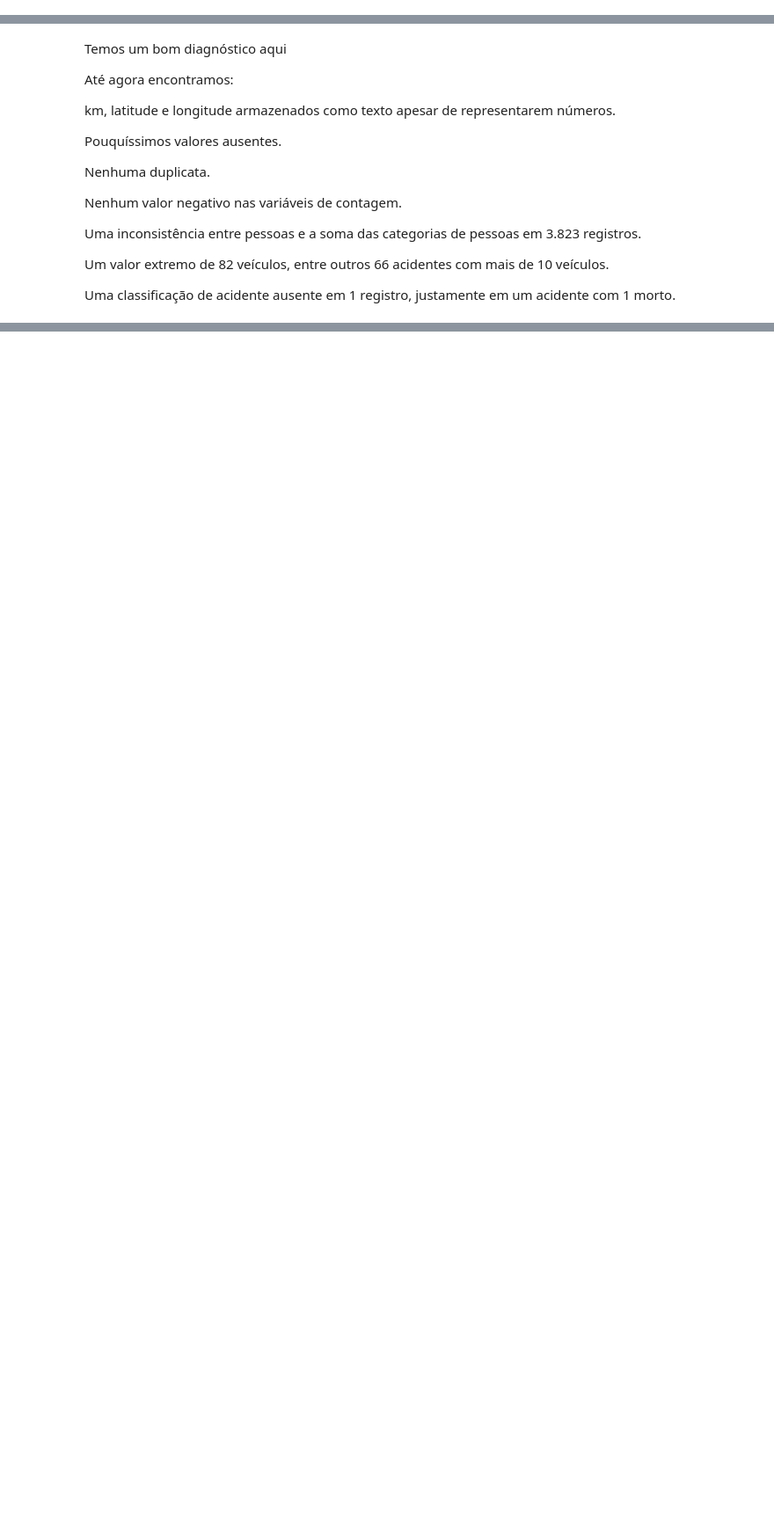
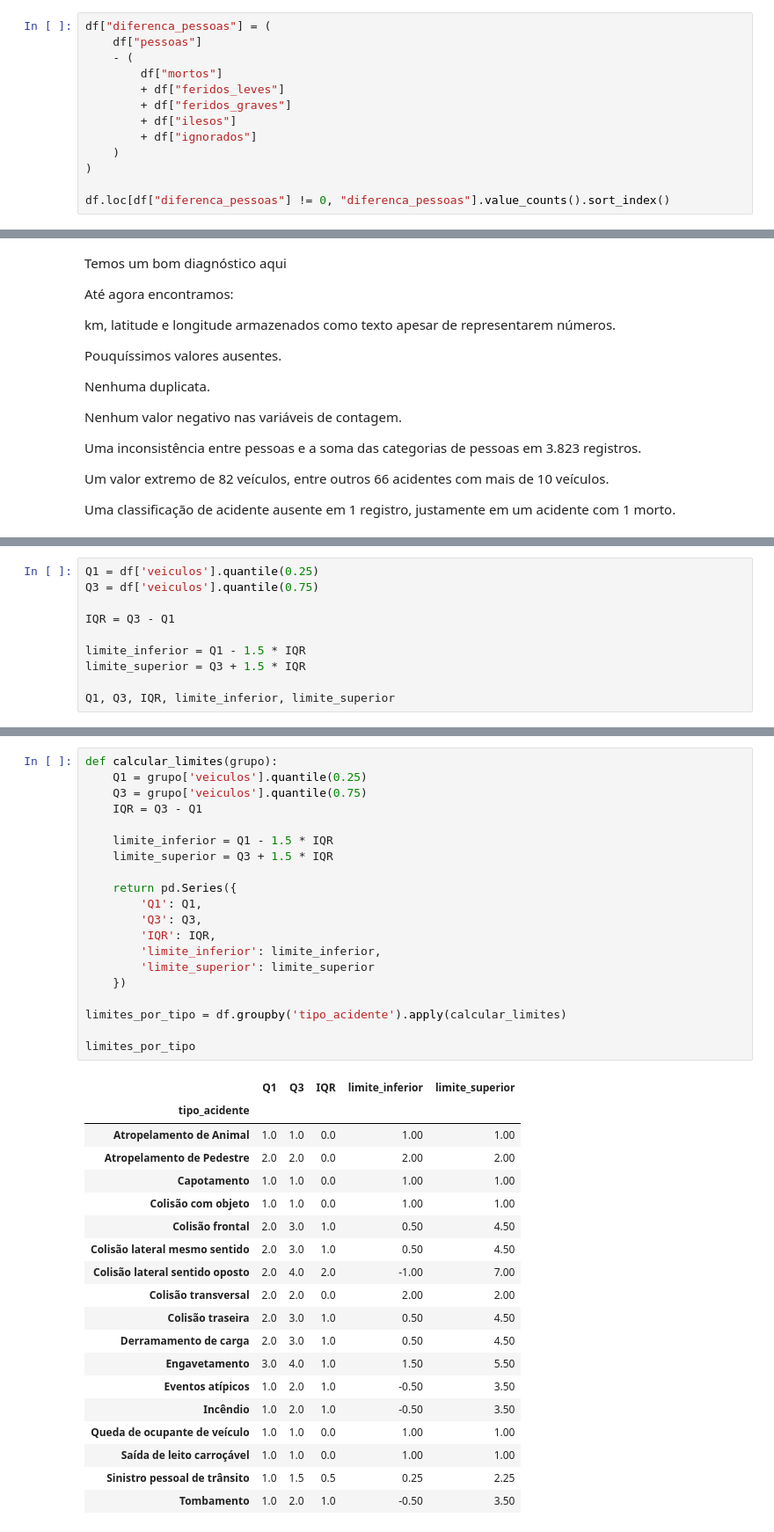
Before and after one commit to amalicef-sys/Projeto-Caixaverso-2026, a Jupyter notebook: analise/analise_acidentes_2025.ipynb, the cells around one changed output, grey strips where cells are left out. Shown at 88% size. Cells and saved outputs as stored; diff of their text form; blank space fills up the shorter version.

```diff
--- a/analise/analise_acidentes_2025.ipynb
+++ b/analise/analise_acidentes_2025.ipynb
@@ -486,3 +486,16 @@ Porém, perceba uma coisa interessante: feridos também não deve simplesmente s
 # %% [markdown]
 ### Foram identificados 3.823 registros em que o total de pessoas não corresponde à soma das categorias de condição das pessoas (mortos, feridos leves, feridos graves, ilesos e ignorados).
 A inconsistência deverá ser avaliada na etapa de limpeza.
+# %%
+df["diferenca_pessoas"] = (
+    df["pessoas"]
+    - (
+        df["mortos"]
+        + df["feridos_leves"]
+        + df["feridos_graves"]
+        + df["ilesos"]
+        + df["ignorados"]
+    )
+)
+
+df.loc[df["diferenca_pessoas"] != 0, "diferenca_pessoas"].value_counts().sort_index()
@@ -945,0 +1158,10 @@ Uma classificação de acidente ausente em 1 registro, justamente em um acidente
+# %%
+Q1 = df['veiculos'].quantile(0.25)
+Q3 = df['veiculos'].quantile(0.75)
+
+IQR = Q3 - Q1
+
+limite_inferior = Q1 - 1.5 * IQR
+limite_superior = Q3 + 1.5 * IQR
+
+Q1, Q3, IQR, limite_inferior, limite_superior
@@ -945,0 +1372,40 @@ Uma classificação de acidente ausente em 1 registro, justamente em um acidente
+# %%
+def calcular_limites(grupo):
+    Q1 = grupo['veiculos'].quantile(0.25)
+    Q3 = grupo['veiculos'].quantile(0.75)
+    IQR = Q3 - Q1
+
+    limite_inferior = Q1 - 1.5 * IQR
+    limite_superior = Q3 + 1.5 * IQR
+
+    return pd.Series({
+        'Q1': Q1,
+        'Q3': Q3,
+        'IQR': IQR,
+        'limite_inferior': limite_inferior,
+        'limite_superior': limite_superior
+    })
+
+limites_por_tipo = df.groupby('tipo_acidente').apply(calcular_limites)
+
+limites_por_tipo
+# %% [output]
+|  | Q1 | Q3 | IQR | limite_inferior | limite_superior |
+| tipo_acidente |  |  |  |  |  |
+| Atropelamento de Animal | 1.0 | 1.0 | 0.0 | 1.00 | 1.00 |
+| Atropelamento de Pedestre | 2.0 | 2.0 | 0.0 | 2.00 | 2.00 |
+| Capotamento | 1.0 | 1.0 | 0.0 | 1.00 | 1.00 |
+| Colisão com objeto | 1.0 | 1.0 | 0.0 | 1.00 | 1.00 |
+| Colisão frontal | 2.0 | 3.0 | 1.0 | 0.50 | 4.50 |
+| Colisão lateral mesmo sentido | 2.0 | 3.0 | 1.0 | 0.50 | 4.50 |
+| Colisão lateral sentido oposto | 2.0 | 4.0 | 2.0 | -1.00 | 7.00 |
+| Colisão transversal | 2.0 | 2.0 | 0.0 | 2.00 | 2.00 |
+| Colisão traseira | 2.0 | 3.0 | 1.0 | 0.50 | 4.50 |
+| Derramamento de carga | 2.0 | 3.0 | 1.0 | 0.50 | 4.50 |
+| Engavetamento | 3.0 | 4.0 | 1.0 | 1.50 | 5.50 |
+| Eventos atípicos | 1.0 | 2.0 | 1.0 | -0.50 | 3.50 |
+| Incêndio | 1.0 | 2.0 | 1.0 | -0.50 | 3.50 |
+| Queda de ocupante de veículo | 1.0 | 1.0 | 0.0 | 1.00 | 1.00 |
+| Saída de leito carroçável | 1.0 | 1.0 | 0.0 | 1.00 | 1.00 |
+| Sinistro pessoal de trânsito | 1.0 | 1.5 | 0.5 | 0.25 | 2.25 |
+| Tombamento | 1.0 | 2.0 | 1.0 | -0.50 | 3.50 |
```
Also changed, not shown: parts of 37 cells of this notebook, 1 other file.
